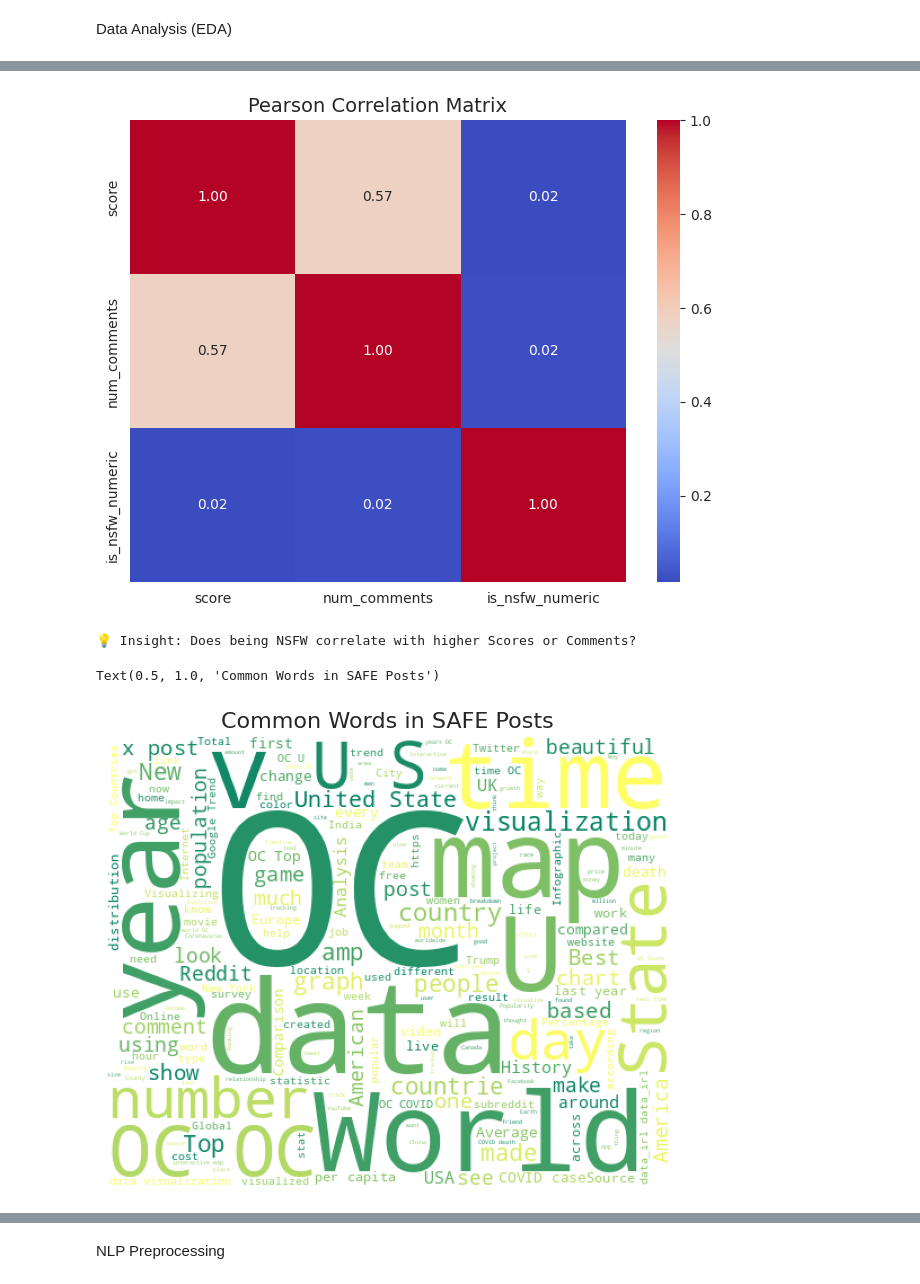
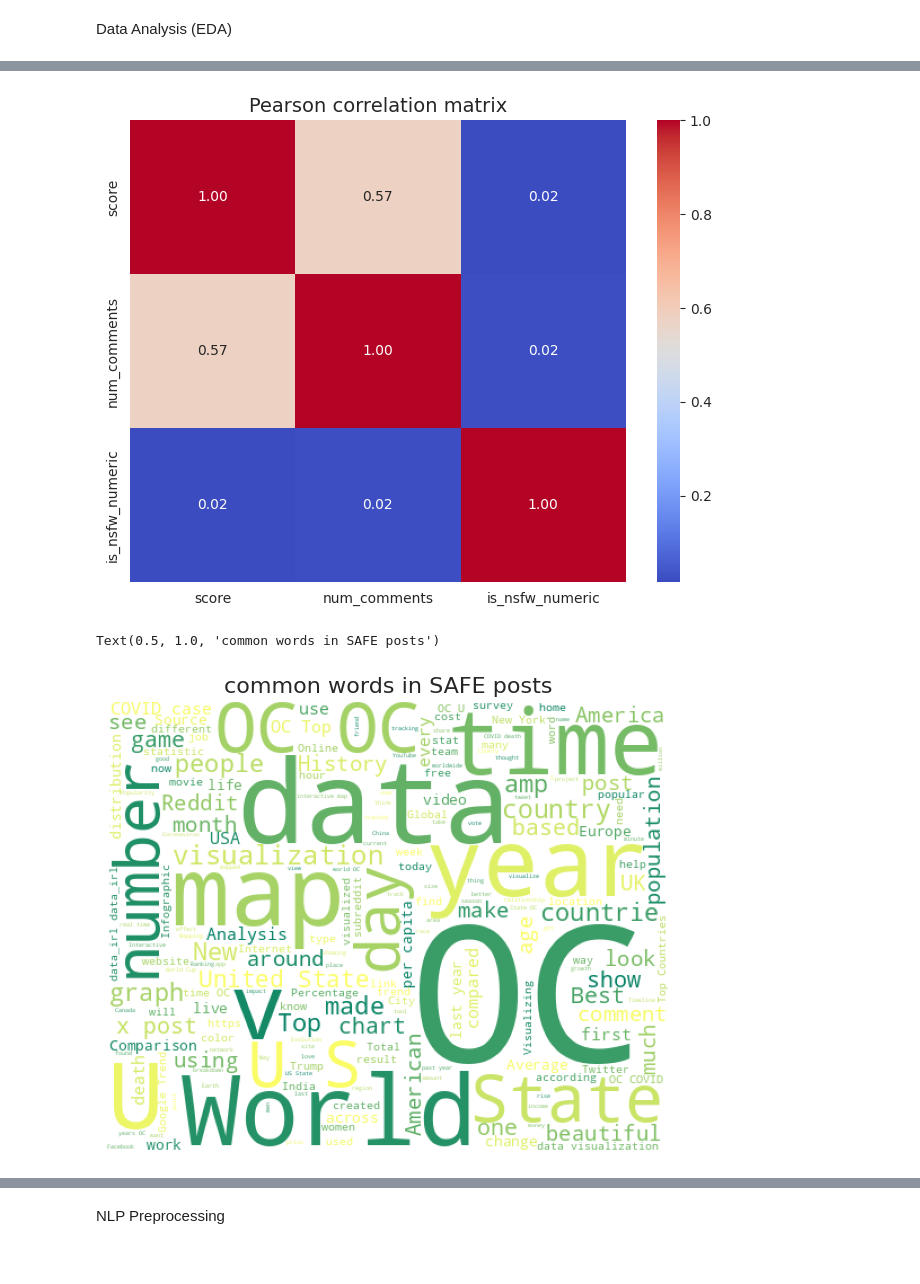
Before and after one commit to hardiksharma2005/Reddit-Post-Classifier, a Jupyter notebook: Reddit_Post_Analysis.ipynb, the cells around one changed output, grey strips where cells are left out. Saved outputs shown, nothing was run; the diff lists cells and outputs as text; code cells hidden in the pictures.

```diff
--- a/Reddit_Post_Analysis.ipynb
+++ b/Reddit_Post_Analysis.ipynb
@@ -156,5 +141,5 @@ Passing `palette` without assigning `hue` is deprecated and will be removed in v
 # %%
-# 2. CORRELATION HEATMAP (Resume Bullet: "Analyzed data correlations")
+# 2. CORRELATION HEATMAP
 # We check relationships between Score, Comments, and NSFW status.
 plt.figure(figsize=(8, 6))
 # Convert boolean 'over_18' to integer (0 or 1) for correlation
@@ -162,28 +147,26 @@ df['is_nsfw_numeric'] = df['over_18'].astype(int)
 numeric_cols = df[['score', 'num_comments', 'is_nsfw_numeric']]
 
 sns.heatmap(numeric_cols.corr(), annot=True, cmap='coolwarm', fmt=".2f")
-plt.title('Pearson Correlation Matrix', fontsize=14)
+plt.title('Pearson correlation matrix', fontsize=14)
 plt.show()
-print("💡 Insight: Does being NSFW correlate with higher Scores or Comments?")
 # %% [output]
 [figure]
-💡 Insight: Does being NSFW correlate with higher Scores or Comments?
 # %%
-# 3. COMPARATIVE WORD CLOUDS (Resume Bullet: "Word Clouds")
+# 3. COMPARATIVE WORD CLOUDS
 # We separate the text to see what words trigger the "NSFW" label.
 safe_text = " ".join(df[df['over_18'] == False]['title'].astype(str))
 nsfw_text = " ".join(df[df['over_18'] == True]['title'].astype(str))
 
 plt.figure(figsize=(16, 8))
 
 # Safe Word Cloud
 plt.subplot(1, 2, 1)
 wc_safe = WordCloud(width=500, height=400, background_color='white', colormap='summer').generate(safe_text)
 plt.imshow(wc_safe)
 plt.axis('off')
-plt.title('Common Words in SAFE Posts', fontsize=16)
+plt.title('common words in SAFE posts', fontsize=16)
 # %% [output]
-Text(0.5, 1.0, 'Common Words in SAFE Posts')
+Text(0.5, 1.0, 'common words in SAFE posts')
-[figure, old version]
+[figure, new version]
 # %%
 # NSFW Word Cloud
```
Also changed, not shown: parts of 25 cells of this notebook.
